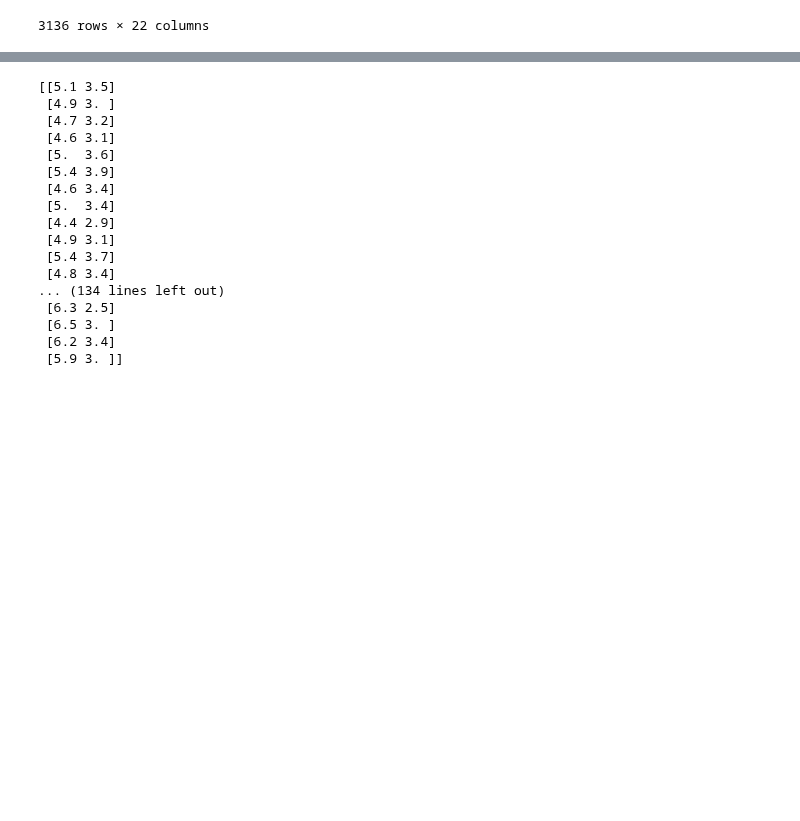
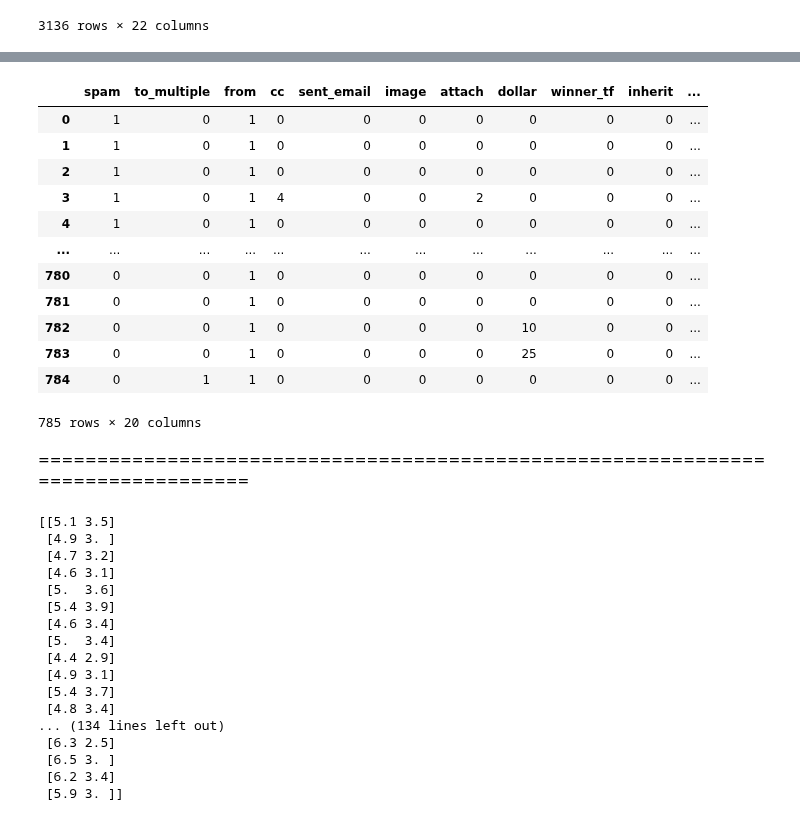
Before and after one commit to arvind-maurya/MachineLearning, a Jupyter notebook: Assignment/AIMLCEP_Q2.ipynb, the cells around one changed output, grey strips where cells are left out. Cells and saved outputs as stored; diff of their text form; code cells hidden in the pictures; blank space fills up the shorter version.

```diff
--- a/Assignment/AIMLCEP_Q2.ipynb
+++ b/Assignment/AIMLCEP_Q2.ipynb
@@ -119,3 +202,22 @@ spam_class_train_data_tf.drop(columns='number')
+# %%
+#Lets Drop original column in test dataframe
+spam_class_test_data_tf.drop(['winner', 'number'], axis=1)
+# %% [output]
+|  | spam | to_multiple | from | cc | sent_email | image | attach | dollar | winner_tf | inherit | ... |
+| 0 | 1 | 0 | 1 | 0 | 0 | 0 | 0 | 0 | 0 | 0 | ... |
+| 1 | 1 | 0 | 1 | 0 | 0 | 0 | 0 | 0 | 0 | 0 | ... |
+| 2 | 1 | 0 | 1 | 0 | 0 | 0 | 0 | 0 | 0 | 0 | ... |
+| 3 | 1 | 0 | 1 | 4 | 0 | 0 | 2 | 0 | 0 | 0 | ... |
+| 4 | 1 | 0 | 1 | 0 | 0 | 0 | 0 | 0 | 0 | 0 | ... |
+| ... | ... | ... | ... | ... | ... | ... | ... | ... | ... | ... | ... |
+| 780 | 0 | 0 | 1 | 0 | 0 | 0 | 0 | 0 | 0 | 0 | ... |
+| 781 | 0 | 0 | 1 | 0 | 0 | 0 | 0 | 0 | 0 | 0 | ... |
+| 782 | 0 | 0 | 1 | 0 | 0 | 0 | 0 | 10 | 0 | 0 | ... |
+| 783 | 0 | 0 | 1 | 0 | 0 | 0 | 0 | 25 | 0 | 0 | ... |
+| 784 | 0 | 1 | 1 | 0 | 0 | 0 | 0 | 0 | 0 | 0 | ... |
+785 rows × 20 columns
+# %% [markdown]
+================================================================================
 # %%
 X = iris_data['data'][:,:2]
 print(X)
```
Also changed, not shown: parts of 8 cells of this notebook.
